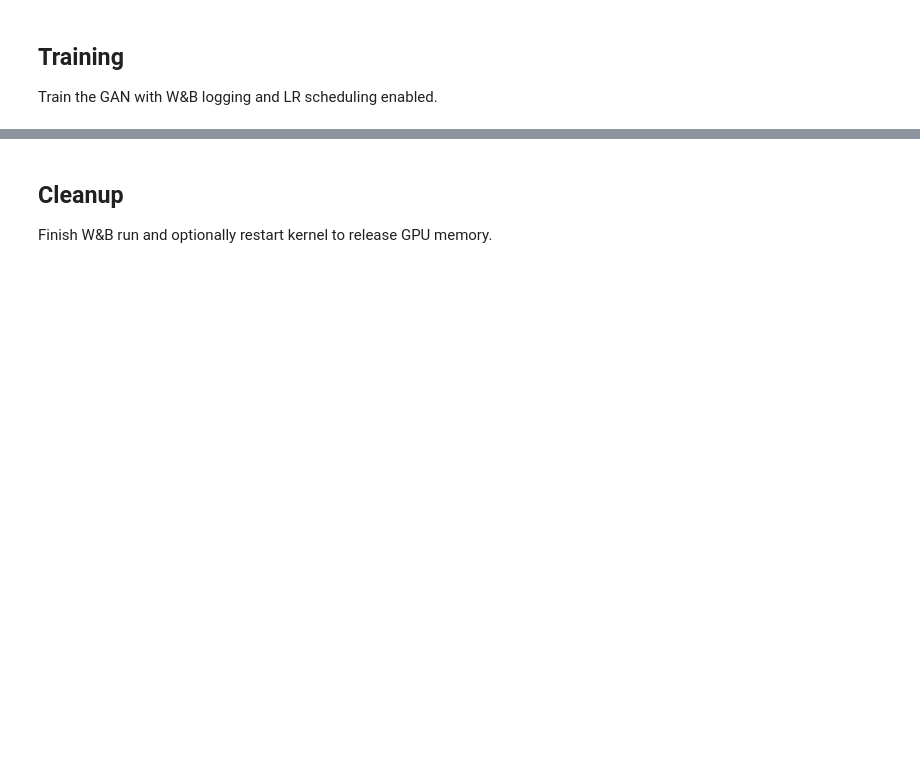
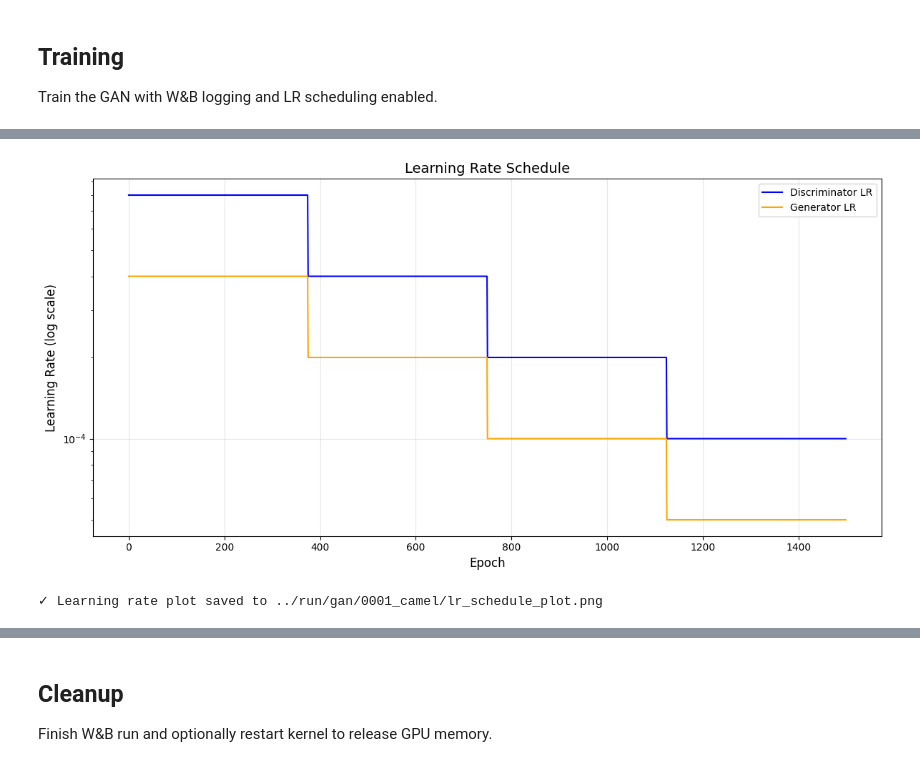
Before and after one commit to cataluna84/Generative_Deep_Learning, a Jupyter notebook: v1/notebooks/04_01_gan_camel_train.ipynb, the cells around one changed output, grey strips where cells are left out. Saved outputs shown, nothing was run; the diff lists cells and outputs as text; code cells hidden in the pictures; blank space fills up the shorter version.

```diff
--- a/v1/notebooks/04_01_gan_camel_train.ipynb
+++ b/v1/notebooks/04_01_gan_camel_train.ipynb
@@ -573,3 +663,36 @@ print(f"✓ Training summary saved to {RUN_FOLDER}/training_summary.png")
+# %%
+# =============================================================================
+# PLOT 3: LEARNING RATE SCHEDULE (LOG SCALE)
+# =============================================================================
+# Displays the step decay learning rate schedule for both networks.
+# Using log scale to better visualize the exponential decay pattern.
+
+fig, ax = plt.subplots(figsize=(12, 6))
+
+# Plot learning rates on log scale
+ax.semilogy(
+    gan.d_lr_history,
+    color='blue', linewidth=1.5, label='Discriminator LR'
+)
+ax.semilogy(
+    gan.g_lr_history,
+    color='orange', linewidth=1.5, label='Generator LR'
+)
+
+# Configure plot
+ax.set_xlabel('Epoch', fontsize=12)
+ax.set_ylabel('Learning Rate (log scale)', fontsize=12)
+ax.set_title('Learning Rate Schedule', fontsize=14)
+ax.legend(loc='upper right')
+ax.grid(True, alpha=0.3)
+
+plt.tight_layout()
+plt.savefig(os.path.join(RUN_FOLDER, 'lr_schedule_plot.png'), dpi=200, bbox_inches='tight')
+plt.show()
+print(f"✓ Learning rate plot saved to {RUN_FOLDER}/lr_schedule_plot.png")
+# %% [output]
+[figure, added]
+✓ Learning rate plot saved to ../run/gan/0001_camel/lr_schedule_plot.png
 # %%
 # =============================================================================
 # TRAINING SUMMARY
```
Also changed, not shown: parts of 28 cells of this notebook, 4 other files.
